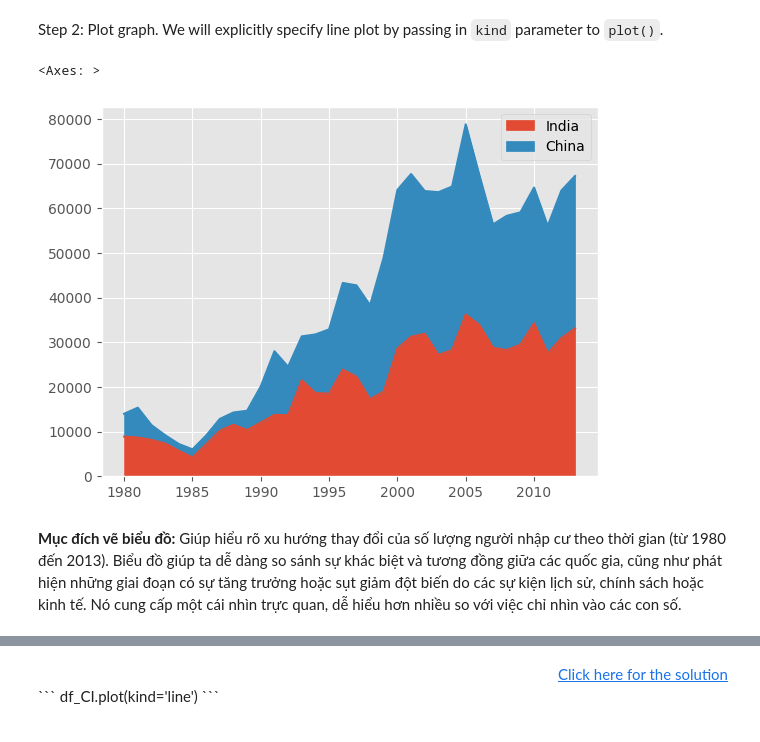
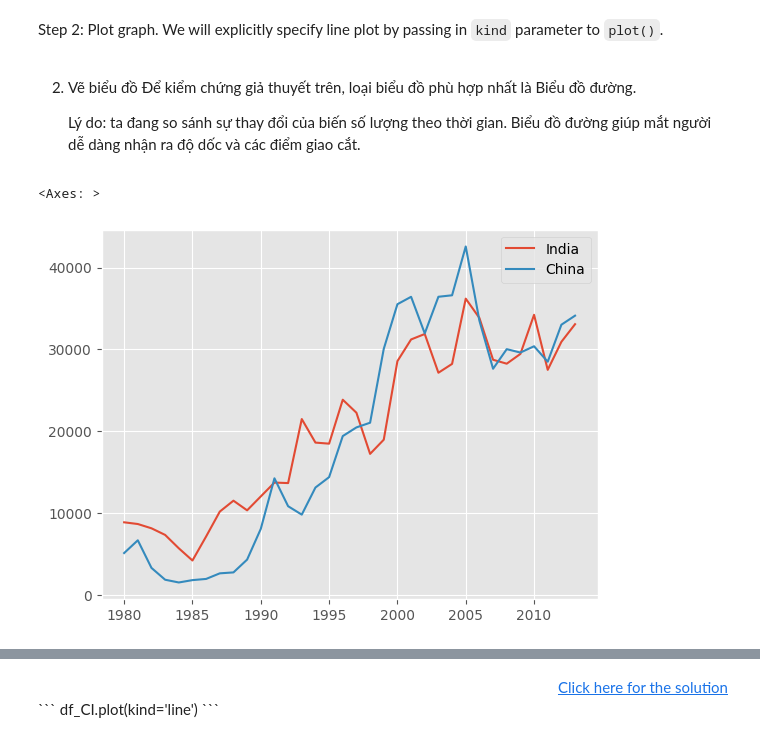
Before and after one commit to Lloyd2103/CS441V_DataVisualization, a Jupyter notebook: DV0101EN_Exercise_Introduction_to_Matplotlib_and_Line_Plots_py.ipynb, the cells around one changed output, grey strips where cells are left out. Saved outputs shown, nothing was run; the diff lists cells and outputs as text; code cells hidden in the pictures.

```diff
--- a/DV0101EN_Exercise_Introduction_to_Matplotlib_and_Line_Plots_py.ipynb
+++ b/DV0101EN_Exercise_Introduction_to_Matplotlib_and_Line_Plots_py.ipynb
@@ -813,13 +830,15 @@ df_CI.head()
 </div>
 # %% [markdown]
 Step 2: Plot graph. We will explicitly specify line plot by passing in `kind` parameter to `plot()`.
+# %% [markdown]
+2. Vẽ biểu đồ
+Để kiểm chứng giả thuyết trên, loại biểu đồ phù hợp nhất là Biểu đồ đường.
+
+    Lý do: ta đang so sánh sự thay đổi của biến số lượng theo thời gian. Biểu đồ đường giúp mắt người dễ dàng nhận ra độ dốc và các điểm giao cắt.
 # %%
 ### type your answer here
 
-df_CI.T.plot(kind='area')
+df_CI.T.plot(kind='line')
 # %% [output]
 <Axes: >
-[figure, old version]
+[figure, new version]
-# %% [markdown]
-**Mục đích vẽ biểu đồ:**
-Giúp hiểu rõ xu hướng thay đổi của số lượng người nhập cư theo thời gian (từ 1980 đến 2013). Biểu đồ giúp ta dễ dàng so sánh sự khác biệt và tương đồng giữa các quốc gia, cũng như phát hiện những giai đoạn có sự tăng trưởng hoặc sụt giảm đột biến do các sự kiện lịch sử, chính sách hoặc kinh tế. Nó cung cấp một cái nhìn trực quan, dễ hiểu hơn nhiều so với việc chỉ nhìn vào các con số.
```
Also changed, not shown: parts of 16 cells of this notebook.
